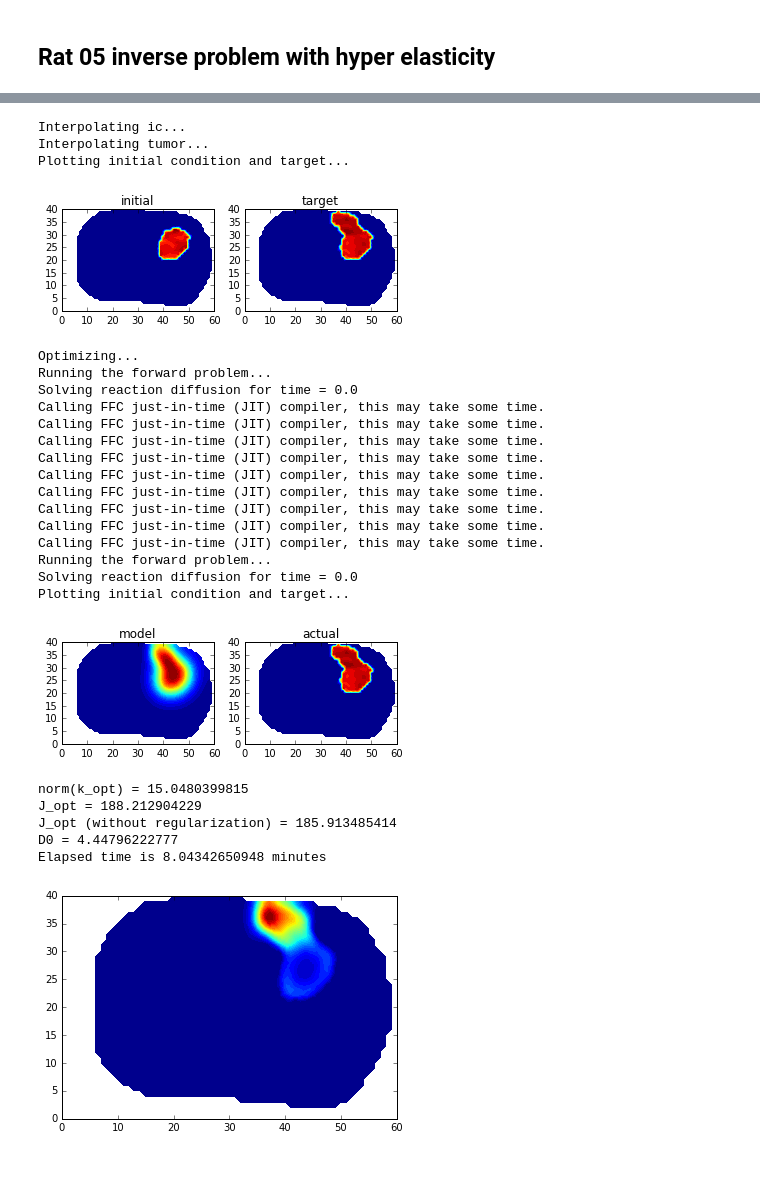
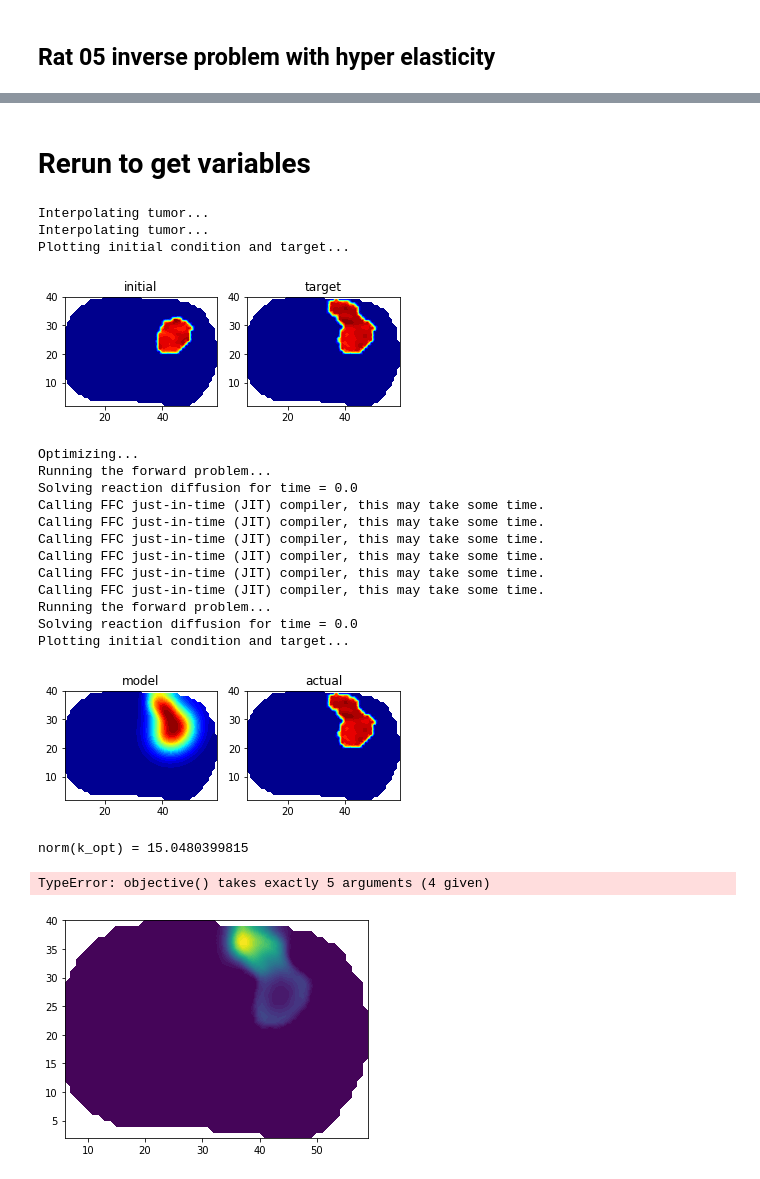
Before and after one commit to daveb-dev/masters, a Jupyter notebook: jupyter/Rat05HE.ipynb, the cells around one changed output, grey strips where cells are left out. Saved outputs shown, nothing was run; the diff lists cells and outputs as text; code cells hidden in the pictures.

```diff
--- a/jupyter/Rat05HE.ipynb
+++ b/jupyter/Rat05HE.ipynb
@@ -3,3 +320,5 @@
+# %% [markdown]
+# Rerun to get variables
 # %%
 %matplotlib inline
 from __future__ import print_function
@@ -207,7 +526,7 @@ def optimize(dbg=False):
     # Execute first time to annotate and record the tape
     p = forward(initial_p, False, True)
 
-    J = objective(p, target_p, r_coeff1, r_coeff2)
+    J = objective(p, target_p, r_coeff1, r_coeff2, r_coeff3)
 
     # Prepare the reduced functional
     rf = ReducedFunctional(J,m,eval_cb_post=eval_cb)
@@ -238,7 +557,7 @@ r_coeff1 = 0.01
 r_coeff2 = 0.001
 r_coeff3 = 1.
 eps = .01
-input_dir  = "../../rat-data/rat05/"
+input_dir  = "../rat-data/rat05/"
 output_dir = './output/rat05'
 
 # Prepare output file
@@ -262,37 +581,37 @@ lmbda         = 2*mu*nu/(1-2*nu) # lame parameter
 beta          = 1.               # force coefficient for HE
 
 # Load initial tumor condition data
-initial_p = interp(input_dir+"ic.mat","ic")
+initial_p = interp(input_dir+"tumor_t0.mat","tumor")
 initial_p.rename('initial','tumor at day 0')
 target_p  = interp(input_dir+"tumor_t2.mat","tumor")
 target_p.rename('target','tumor at day 2')
 
 # Visualize initial cellularity and target cellularity
 vis_obs(initial_p,target_p,'initial','target')
 
 # Initial guesses
 D0     = Constant(1.)   # mobility or diffusion coefficient
 k0     = Constant(2.)    # growth rate initial guess
 k      = project(k0,V,annotate=False)
 gammaD = Constant(.1)
 
 # Optimization module
 [k, D0] = optimize() # optimize the k field, gammaD, and D0 using the adjoint method provided by adjoint_dolfin
 model_p = forward(initial_p,True, False) # run the forward model using the optimized k field
 vis_obs(model_p,target_p,'model','actual')
 plot(k)
 
 print('norm(k_opt) = '+str(norm(k)))
 print('J_opt = '+str(objective(model_p, target_p, r_coeff1, r_coeff2)))
 print('J_opt (without regularization) = '+str(objective(model_p, target_p, 0., 0.)))
 #print('gamma_D = '+str(gammaD.values()[0]))
 print('D0 = '+str(D0.values()[0]))
 print('Elapsed time is ' + str((time()-t1)/60) + ' minutes')
 # %% [output]
-Interpolating ic...
+Interpolating tumor...
 Interpolating tumor...
 Plotting initial condition and target...
-[figure, old version]
+[figure, new version]
 Optimizing...
 Running the forward problem...
 Solving reaction diffusion for time = 0.0
@@ -302,16 +621,10 @@ Calling FFC just-in-time (JIT) compiler, this may take some time.
 Calling FFC just-in-time (JIT) compiler, this may take some time.
 Calling FFC just-in-time (JIT) compiler, this may take some time.
 Calling FFC just-in-time (JIT) compiler, this may take some time.
-Calling FFC just-in-time (JIT) compiler, this may take some time.
-Calling FFC just-in-time (JIT) compiler, this may take some time.
-Calling FFC just-in-time (JIT) compiler, this may take some time.
 Running the forward problem...
 Solving reaction diffusion for time = 0.0
 Plotting initial condition and target...
-[figure, old version]
+[figure, new version]
 norm(k_opt) = 15.0480399815
-J_opt = 188.212904229
-J_opt (without regularization) = 185.913485414
-D0 = 4.44796222777
-Elapsed time is 8.04342650948 minutes
+TypeError: objective() takes exactly 5 arguments (4 given)
-[figure, old version]
+[figure, new version]
```
Also changed, not shown: parts of 7 cells of this notebook, 2 other files.
